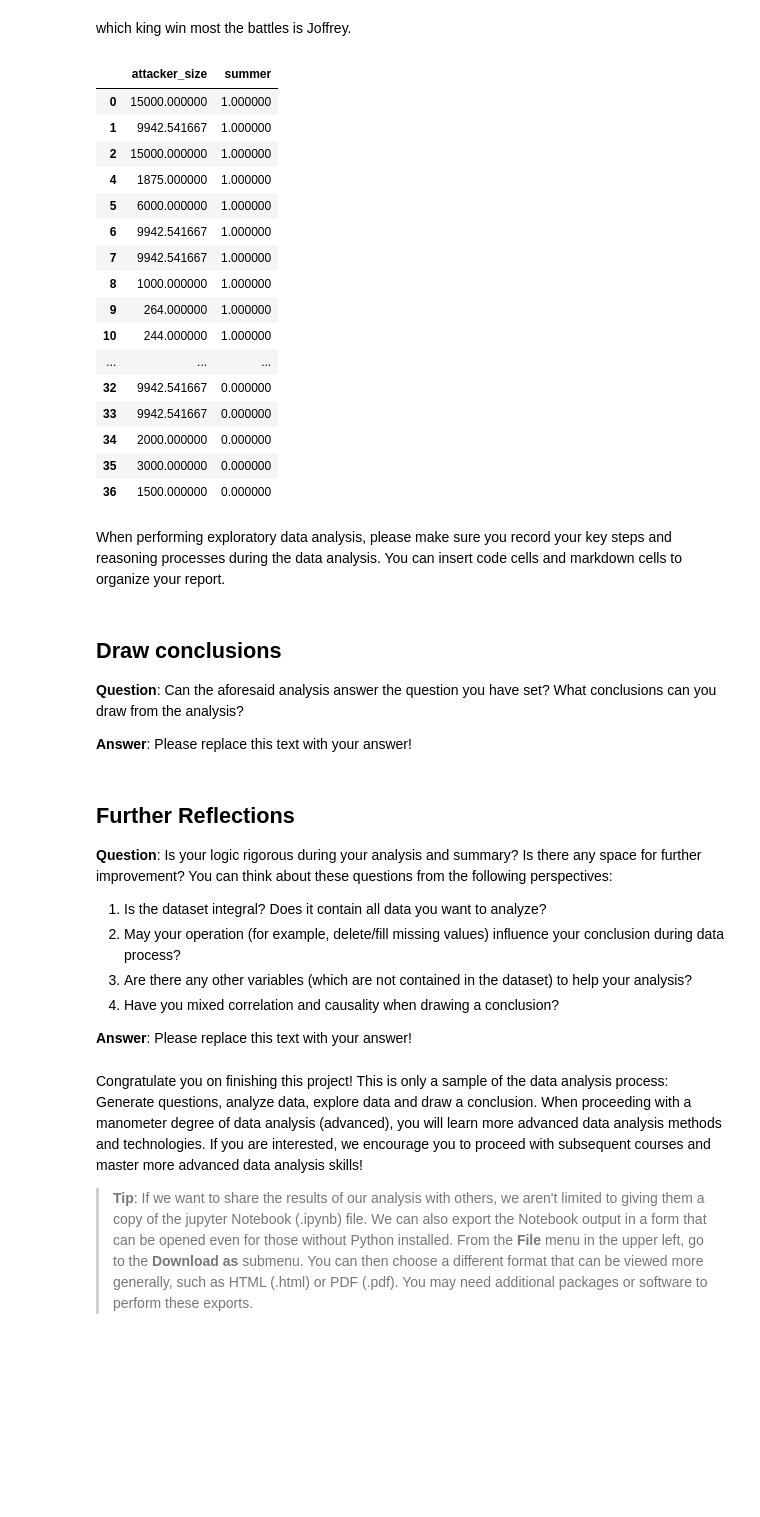
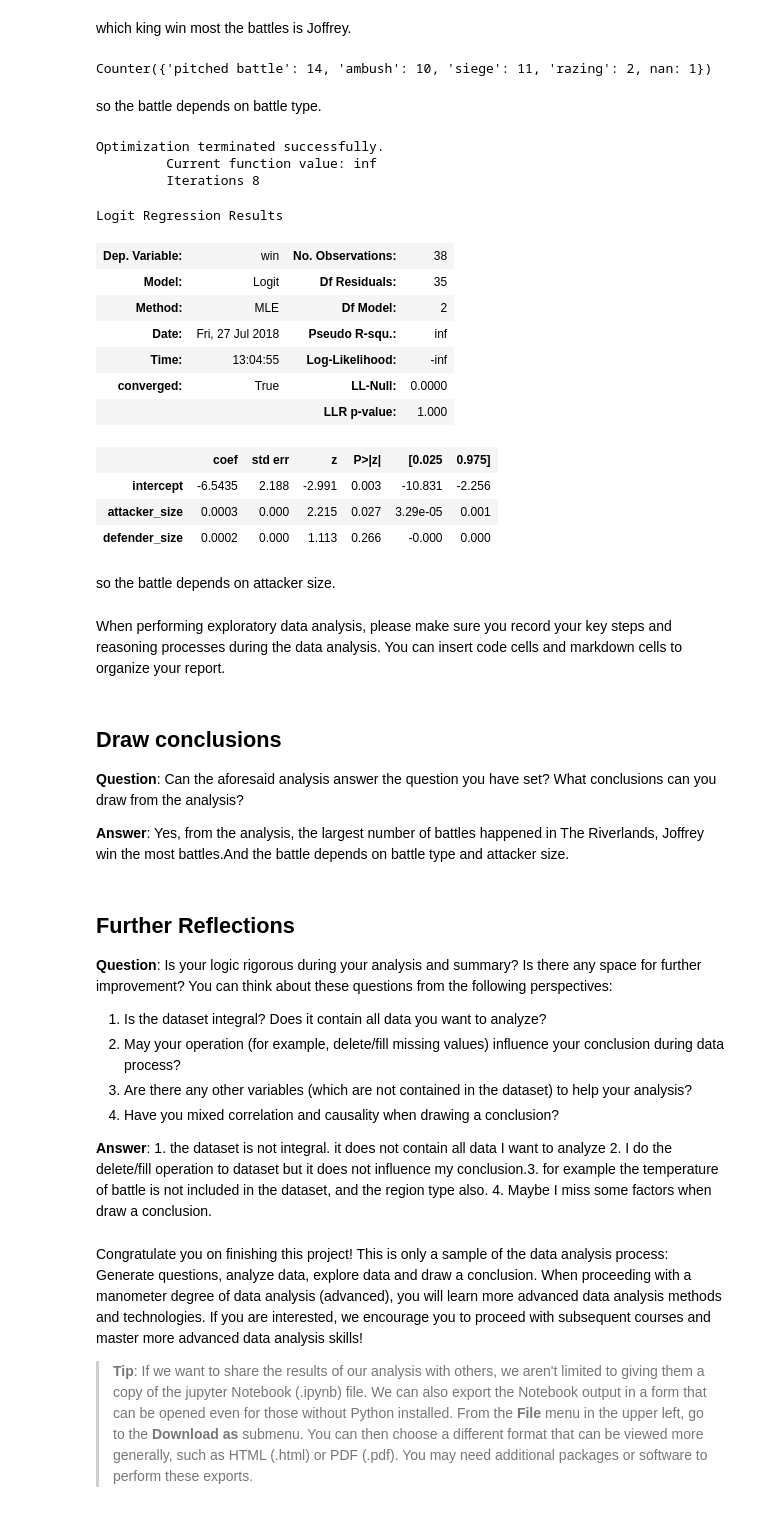
Before and after one commit to ifshyse/Game-of-Thrones, a Jupyter notebook: en-us Game_of_thrones_battle_analysis.ipynb, the cells around one changed output. Saved outputs shown, nothing was run; the diff lists cells and outputs as text; code cells hidden in the pictures; blank space fills up the shorter version.

```diff
--- a/en-us Game_of_thrones_battle_analysis.ipynb
+++ b/en-us Game_of_thrones_battle_analysis.ipynb
@@ -271,27 +273,39 @@ plt.show()
 # %% [markdown]
 which king win most the battles is Joffrey.
-# %%
-df2 = pd.get_dummies(df_win[['attacker_size','summer']],prefix='attacker_size')
-df2['intercept'] = 1.0
-logit = sm.Logit(df2)
-# %% [output]
-|  | attacker_size | summer |
-| 0 | 15000.000000 | 1.000000 |
-| 1 | 9942.541667 | 1.000000 |
-| 2 | 15000.000000 | 1.000000 |
-| 4 | 1875.000000 | 1.000000 |
-| 5 | 6000.000000 | 1.000000 |
-| 6 | 9942.541667 | 1.000000 |
-| 7 | 9942.541667 | 1.000000 |
-| 8 | 1000.000000 | 1.000000 |
-| 9 | 264.000000 | 1.000000 |
-| 10 | 244.000000 | 1.000000 |
-| ... | ... | ... |
-| 32 | 9942.541667 | 0.000000 |
-| 33 | 9942.541667 | 0.000000 |
-| 34 | 2000.000000 | 0.000000 |
-| 35 | 3000.000000 | 0.000000 |
-| 36 | 1500.000000 | 0.000000 |
+# %%
+df3 =df2[df2['attacker_outcome'] != 'draw']
+battle_type = []
+for bt in df3['battle_type'].values:
+  battle_type.append(bt)
+Counter(battle_type)
+# %% [output]
+Counter({'pitched battle': 14, 'ambush': 10, 'siege': 11, 'razing': 2, nan: 1})
+# %% [markdown]
+so the battle depends on battle type.
+# %%
+df3[['win','loss']] = pd.get_dummies(df3['attacker_outcome'])
+df3['intercept'] = 1
+l = sm.Logit(df3['win'],df3[['intercept','attacker_size','defender_size']])
+result = l.fit()
+result.summary()
+# %% [output]
+Optimization terminated successfully.
+         Current function value: inf
+         Iterations 8
+Logit Regression Results
+| Dep. Variable: | win | No. Observations: | 38 |
+| Model: | Logit | Df Residuals: | 35 |
+| Method: | MLE | Df Model: | 2 |
+| Date: | Fri, 27 Jul 2018 | Pseudo R-squ.: | inf |
+| Time: | 13:04:55 | Log-Likelihood: | -inf |
+| converged: | True | LL-Null: | 0.0000 |
+|  |  | LLR p-value: | 1.000 |
+|  | coef | std err | z | P>|z| | [0.025 | 0.975] |
+| intercept | -6.5435 | 2.188 | -2.991 | 0.003 | -10.831 | -2.256 |
+| attacker_size | 0.0003 | 0.000 | 2.215 | 0.027 | 3.29e-05 | 0.001 |
+| defender_size | 0.0002 | 0.000 | 1.113 | 0.266 | -0.000 | 0.000 |
+# %% [markdown]
+so the battle depends on attacker size.
 # %% [markdown]
 When performing exploratory data analysis, please make sure you record your key steps and reasoning processes during the data analysis. You can insert code cells and markdown cells to organize your report.
 # %% [markdown]
@@ -299,7 +313,7 @@ When performing exploratory data analysis, please make sure you record your key
 
 **Question**: Can the aforesaid analysis answer the question you have set? What conclusions can you draw from the analysis?
 
-**Answer**: Please replace this text with your answer!
+**Answer**: Yes, from the analysis, the largest number of battles happened in The Riverlands, Joffrey win the most battles.And the battle depends on battle type and attacker size.
 # %% [markdown]
 ## Further Reflections
 
@@ -309,7 +323,7 @@ When performing exploratory data analysis, please make sure you record your key
 3. Are there any other variables (which are not contained in the dataset) to help your analysis?
 4. Have you mixed correlation and causality when drawing a conclusion?
 
-**Answer**: Please replace this text with your answer!
+**Answer**: 1. the dataset is not integral. it does not contain all data I want to analyze 2. I do the delete/fill operation to dataset but it does not influence my conclusion.3. for example the temperature of battle is not included in the dataset, and the region type also. 4. Maybe I miss some factors when draw a conclusion.
 # %% [markdown]
 Congratulate you on finishing this project! This is only a sample of the data analysis process: Generate questions, analyze data, explore data and draw a conclusion. When proceeding with a manometer degree of data analysis (advanced), you will learn more advanced data analysis methods and technologies. If you are interested, we encourage you to proceed with subsequent courses and master more advanced data analysis skills!
 
```
Also changed, not shown: parts of 3 cells of this notebook.
